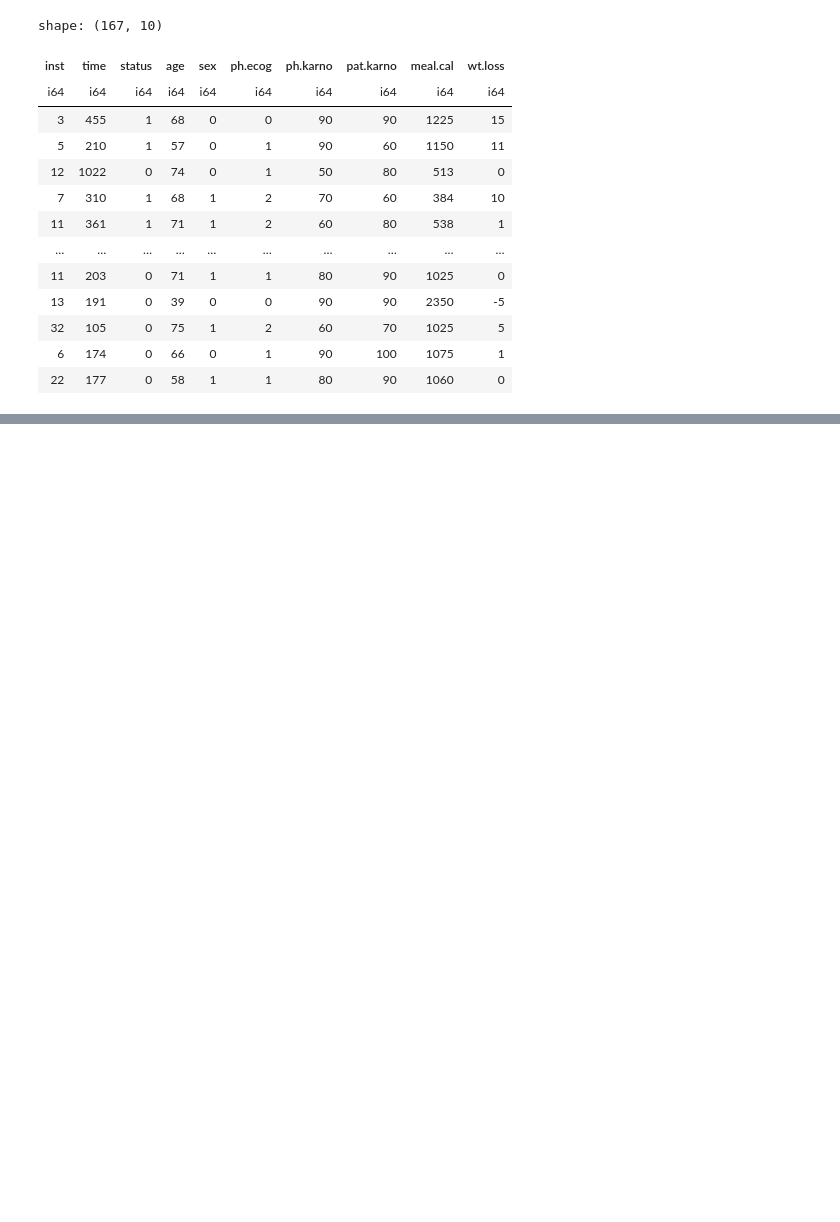
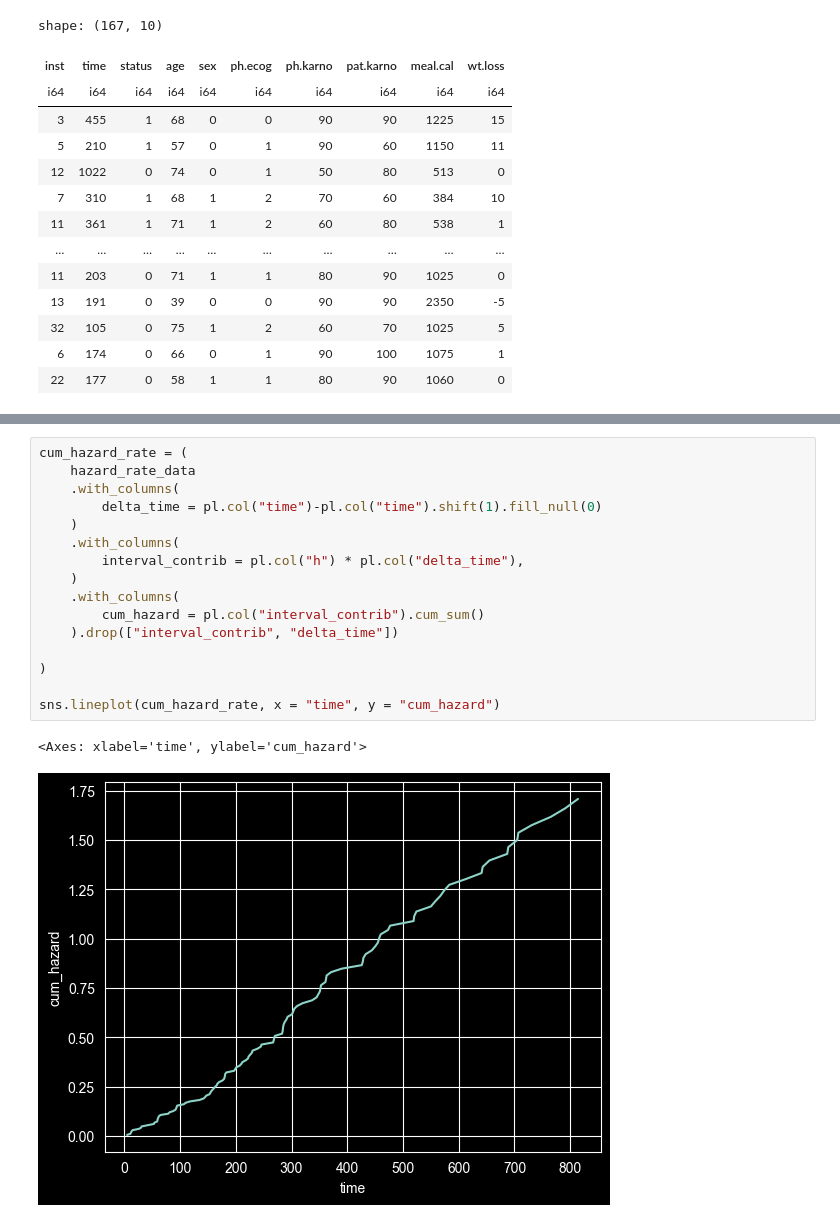
Before and after one commit to RamonReilman/cox_proportional_hazard, a Jupyter notebook: cox_proportional_hazard.ipynb, the cells around one changed output, grey strips where cells are left out. Saved outputs shown, nothing was run; the diff lists cells and outputs as text; blank space fills up the shorter version.

```diff
--- a/cox_proportional_hazard.ipynb
+++ b/cox_proportional_hazard.ipynb
@@ -125,0 +261,19 @@ Deze plot geeft weer wat de kans van overleven is op een bepaald moment in dagen
+# %%
+cum_hazard_rate = (
+    hazard_rate_data
+    .with_columns(
+        delta_time = pl.col("time")-pl.col("time").shift(1).fill_null(0)
+    )
+    .with_columns(
+        interval_contrib = pl.col("h") * pl.col("delta_time"),
+    )
+    .with_columns(
+        cum_hazard = pl.col("interval_contrib").cum_sum()
+    ).drop(["interval_contrib", "delta_time"])
+
+)
+
+sns.lineplot(cum_hazard_rate, x = "time", y = "cum_hazard")
+# %% [output]
+<Axes: xlabel='time', ylabel='cum_hazard'>
+[figure, added]
```
Also changed, not shown: parts of 23 cells of this notebook, 2 other files.
